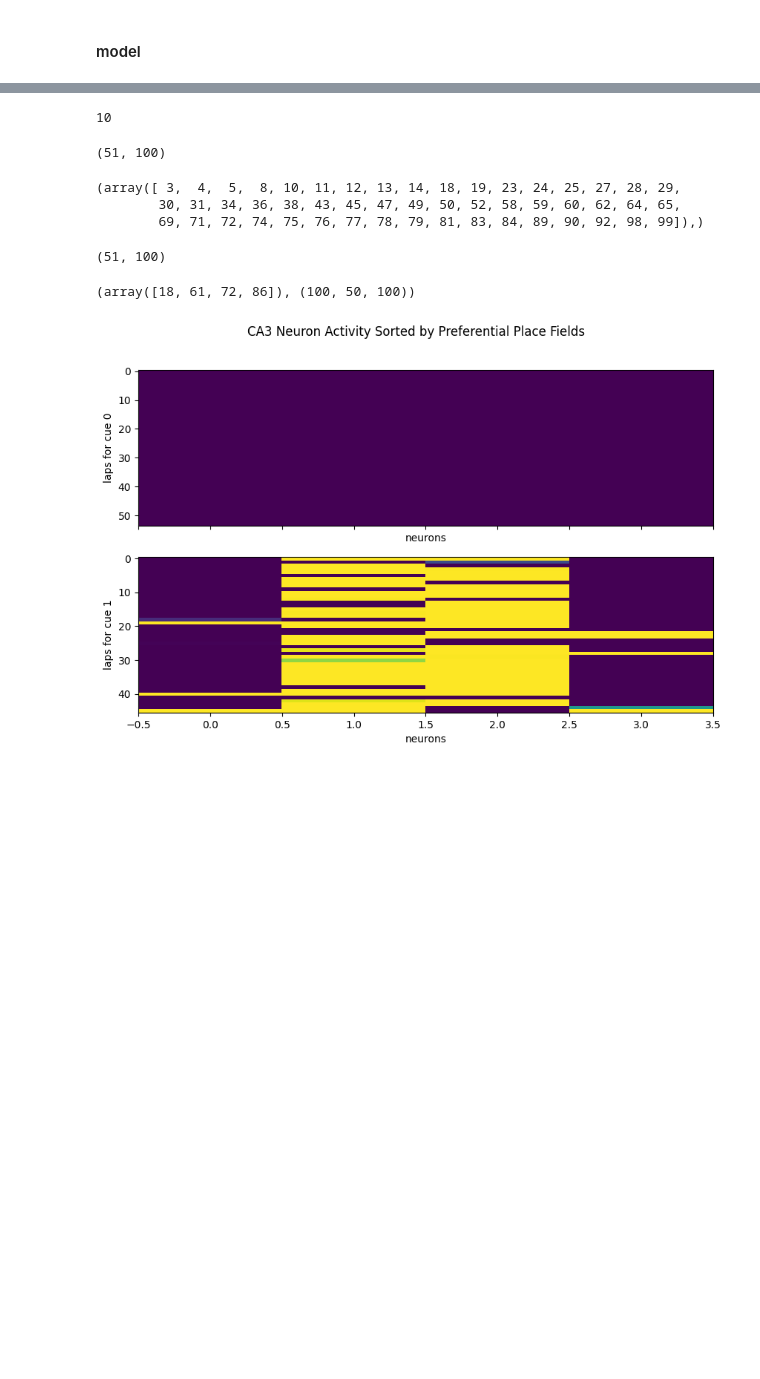
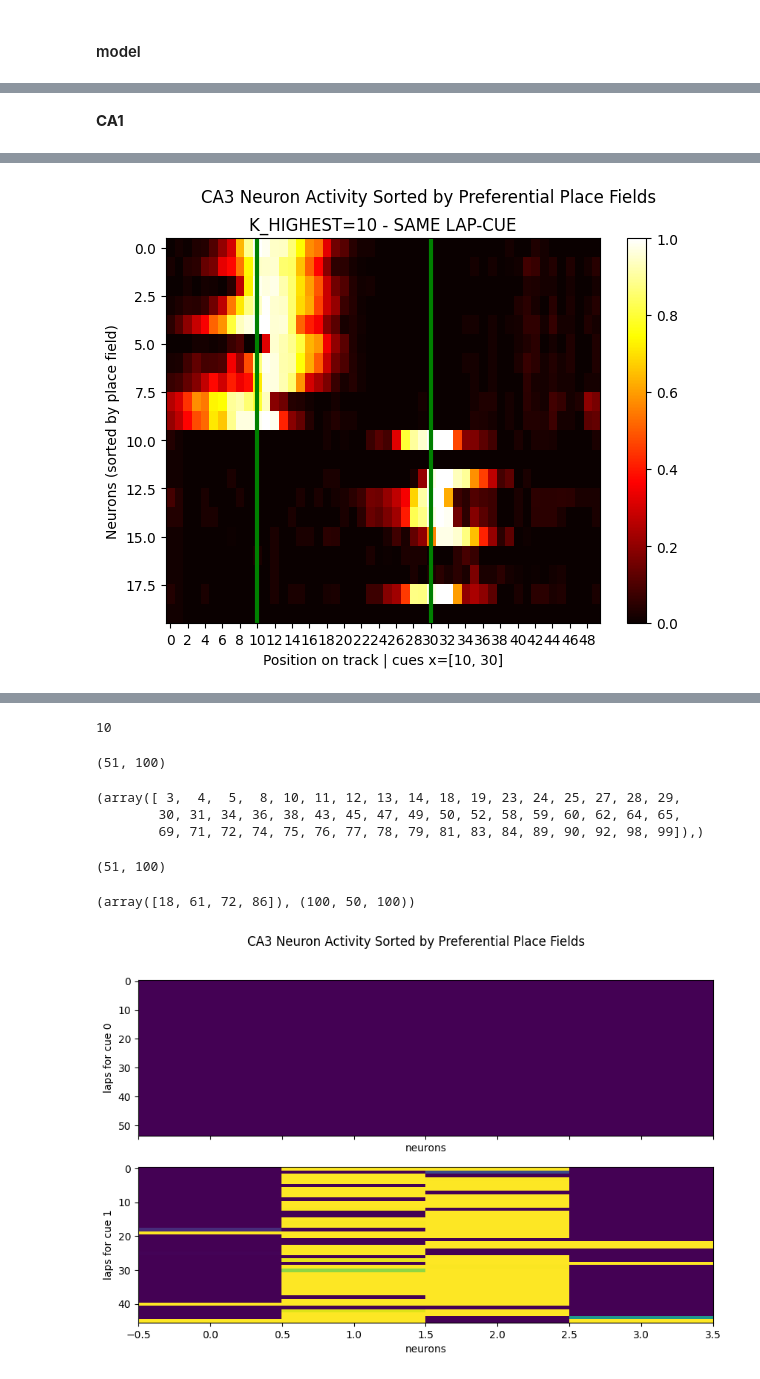
Before and after one commit to iKiru-hub/KAMemory, a Jupyter notebook: src/lab_2.ipynb, the cells around one changed output, grey strips where cells are left out. Saved outputs shown, nothing was run; the diff lists cells and outputs as text; code cells hidden in the pictures; blank space fills up the shorter version.

```diff
--- a/src/lab_2.ipynb
+++ b/src/lab_2.ipynb
@@ -1170,0 +1427,40 @@ plt.show()
+# %% [markdown]
+**CA1**
+# %%
+# all activity of ca1
+ca1_activity = np.array(model.recordings["ca1"]).reshape((track_params["num_laps"],
+                                                          track_params["length"], -1))
+logger(f"{is_activity.shape}")
+
+
+# average activity of each neuron
+ca1_a = np.zeros_like(a_cue)  # (pos, neurons)
+for k in range(NUM_CUES):
+    activity_cue = np.mean(ca1_activity[np.where(lap_cues==k)[0]], axis=0)
+    #activity_cue = np.mean(ca1_activity[np.where(lap_cues==((k+1)%NUM_CUES))[0]], axis=0)
+
+    # select according to IS idxs
+    ca1_a[:, K_HIGHEST*k:K_HIGHEST*(k+1)] = activity_cue[:, is_laps_data[k]["k-th"]]
+
+    #ca1_a[:, K_HIGHEST*1:K_HIGHEST*(1+1)] = activity_cue[:, is_laps_data[1]["k-th"]]
+
+
+# plotting
+fig, ax = plt.subplots(1, 1,
+                      figsize=(7, 5),
+                      sharex=True)
+plt.suptitle(f'{name.upper()} Neuron Activity Sorted by Preferential Place Fields')
+
+cax = ax.imshow(ca1_a.T[:K_HIGHEST*NUM_CUES], aspect='auto', cmap='hot', interpolation='nearest',
+          vmin=0, vmax=1)
+fig.colorbar(cax, ax=ax)
+#ax.colorbar(label='Activity (Averaged over laps)')
+ax.set_ylabel('Neurons (sorted by place field)')
+ax.set_xticks(range(0, track_params["length"], h), range(0, track_params["length"], h))
+ax.set_xlabel(f"Position on track | cues x={track_params['cue_position']}")
+ax.set_title(f"{K_HIGHEST=} - SAME LAP-CUE")
+
+for cuex in track_params['cue_position']:
+    ax.axvline(cuex, color="green", lw=3)
+plt.show()
+# %% [output]
@@ -1170,0 +1468 @@ plt.show()
+[figure, added]
```
Also changed, not shown: parts of 34 cells of this notebook, 3 other files.
